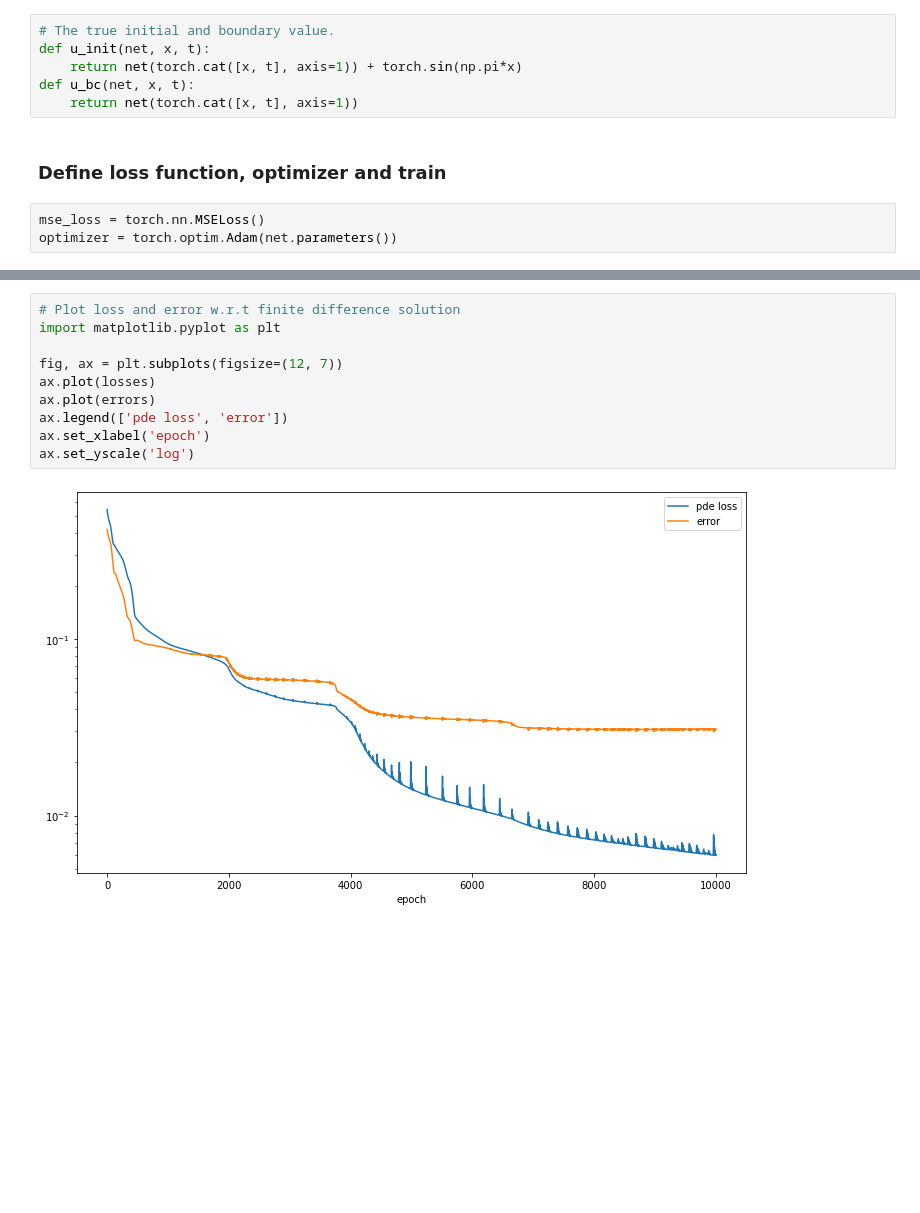
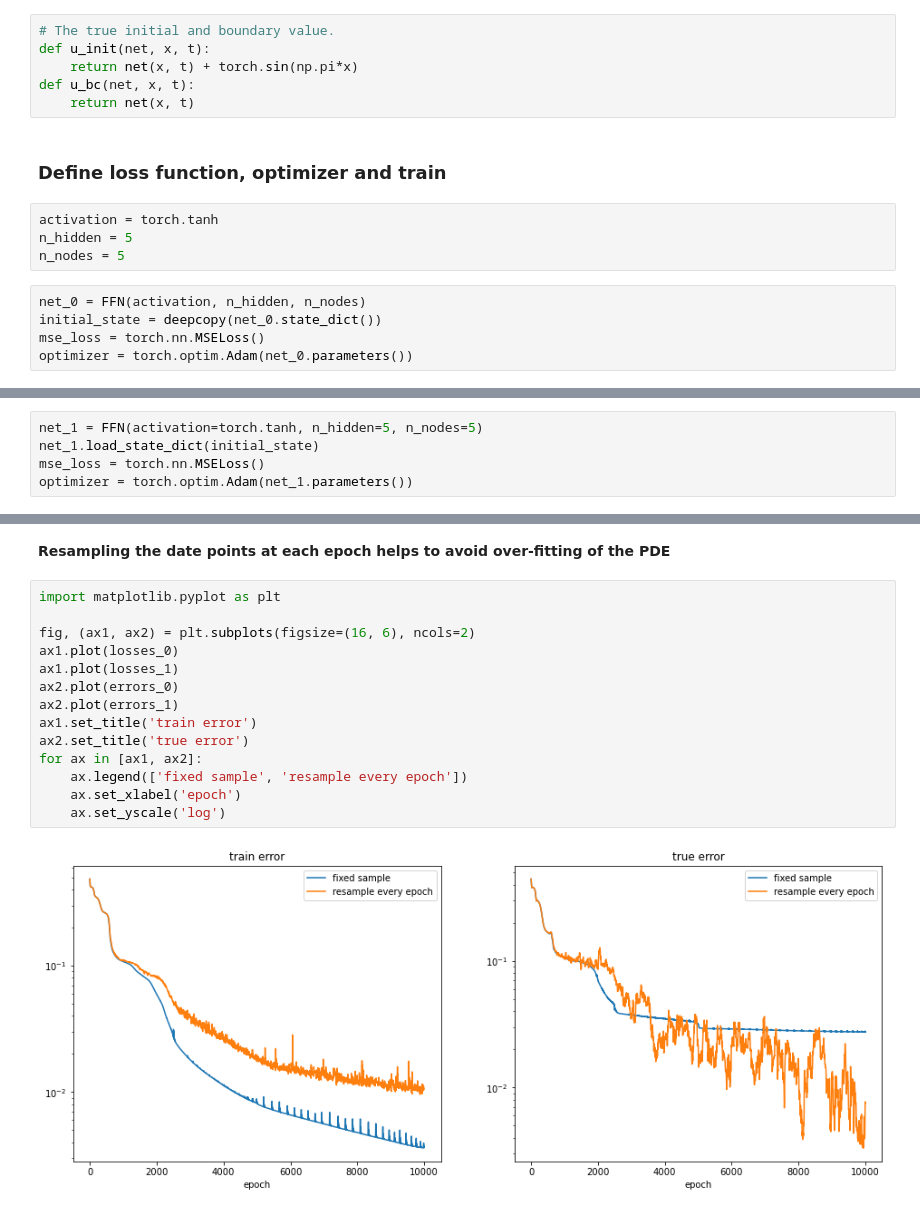
Before and after one commit to guagualuo/PINN-examples, a Jupyter notebook: 1D_Burgers.ipynb, the cells around one changed output, grey strips where cells are left out. Cells and saved outputs as stored; diff of their text form; blank space fills up the shorter version.

```diff
--- a/1D_Burgers.ipynb
+++ b/1D_Burgers.ipynb
@@ -91,11 +98,17 @@ def f(net, x, t):
 # %%
 # The true initial and boundary value.
 def u_init(net, x, t):
-    return net(torch.cat([x, t], axis=1)) + torch.sin(np.pi*x)
+    return net(x, t) + torch.sin(np.pi*x)
 def u_bc(net, x, t):
-    return net(torch.cat([x, t], axis=1))
+    return net(x, t)
 # %% [markdown]
 ### Define loss function, optimizer and train
+# %%
+activation = torch.tanh
+n_hidden = 5
+n_nodes = 5
 # %%
+net_0 = FFN(activation, n_hidden, n_nodes)
+initial_state = deepcopy(net_0.state_dict())
 mse_loss = torch.nn.MSELoss()
-optimizer = torch.optim.Adam(net.parameters())
+optimizer = torch.optim.Adam(net_0.parameters())
@@ -168,0 +183,5 @@ Epoch 9500: loss is 0.006235402077436447, error is 0.03079688549041748
+# %%
+net_1 = FFN(activation=torch.tanh, n_hidden=5, n_nodes=5)
+net_1.load_state_dict(initial_state)
+mse_loss = torch.nn.MSELoss()
+optimizer = torch.optim.Adam(net_1.parameters())
@@ -169,12 +239,18 @@ Epoch 9500: loss is 0.006235402077436447, error is 0.03079688549041748
+# %% [markdown]
+**Resampling the date points at each epoch helps to avoid over-fitting of the PDE**
 # %%
-# Plot loss and error w.r.t finite difference solution
 import matplotlib.pyplot as plt
 
-fig, ax = plt.subplots(figsize=(12, 7))
-ax.plot(losses)
-ax.plot(errors)
-ax.legend(['pde loss', 'error'])
-ax.set_xlabel('epoch')
-ax.set_yscale('log')
+fig, (ax1, ax2) = plt.subplots(figsize=(16, 6), ncols=2)
+ax1.plot(losses_0)
+ax1.plot(losses_1)
+ax2.plot(errors_0)
+ax2.plot(errors_1)
+ax1.set_title('train error')
+ax2.set_title('true error')
+for ax in [ax1, ax2]:
+    ax.legend(['fixed sample', 'resample every epoch'])
+    ax.set_xlabel('epoch')
+    ax.set_yscale('log')
 # %% [output]
-[figure, old version]
+[figure, new version]
```
Also changed, not shown: parts of 16 cells of this notebook, 1 other file.
